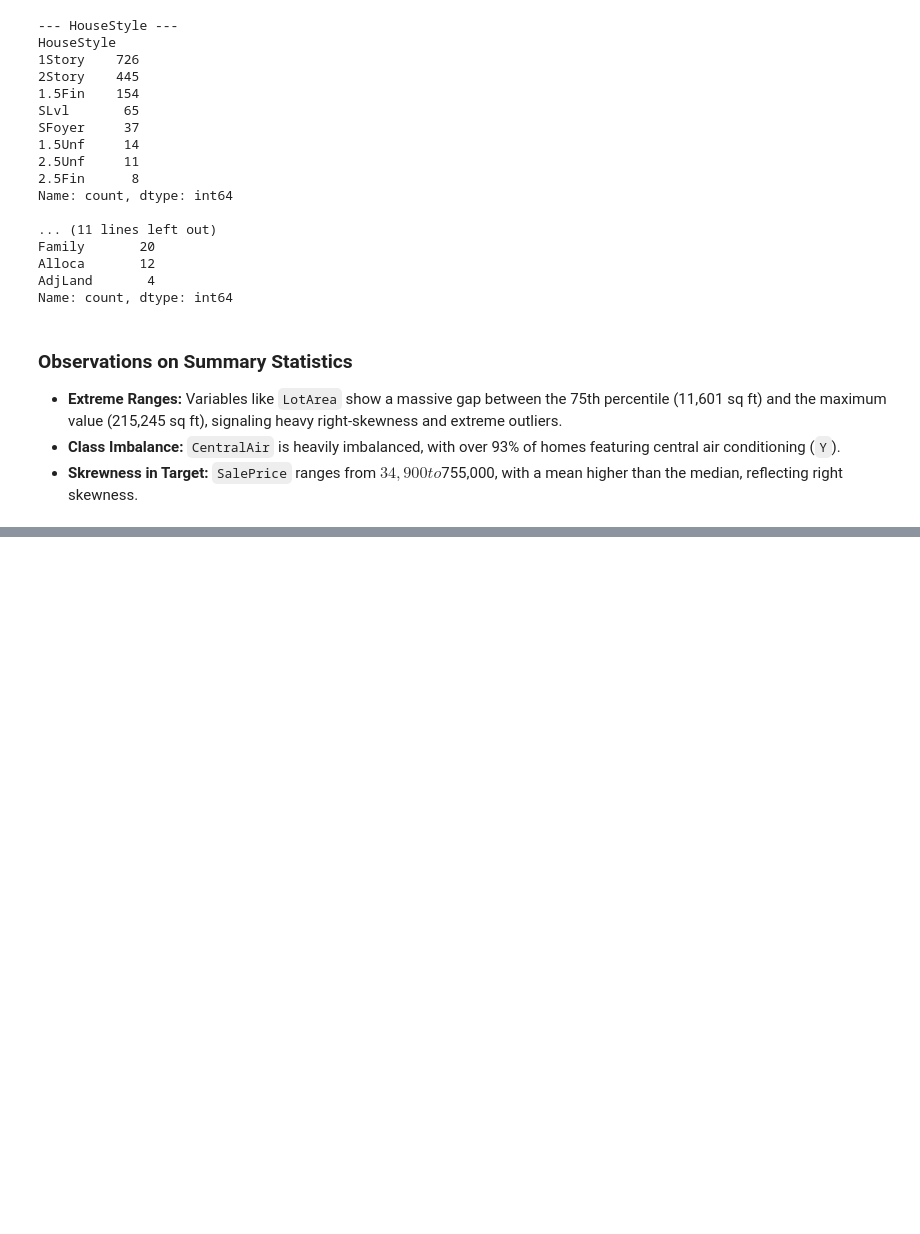
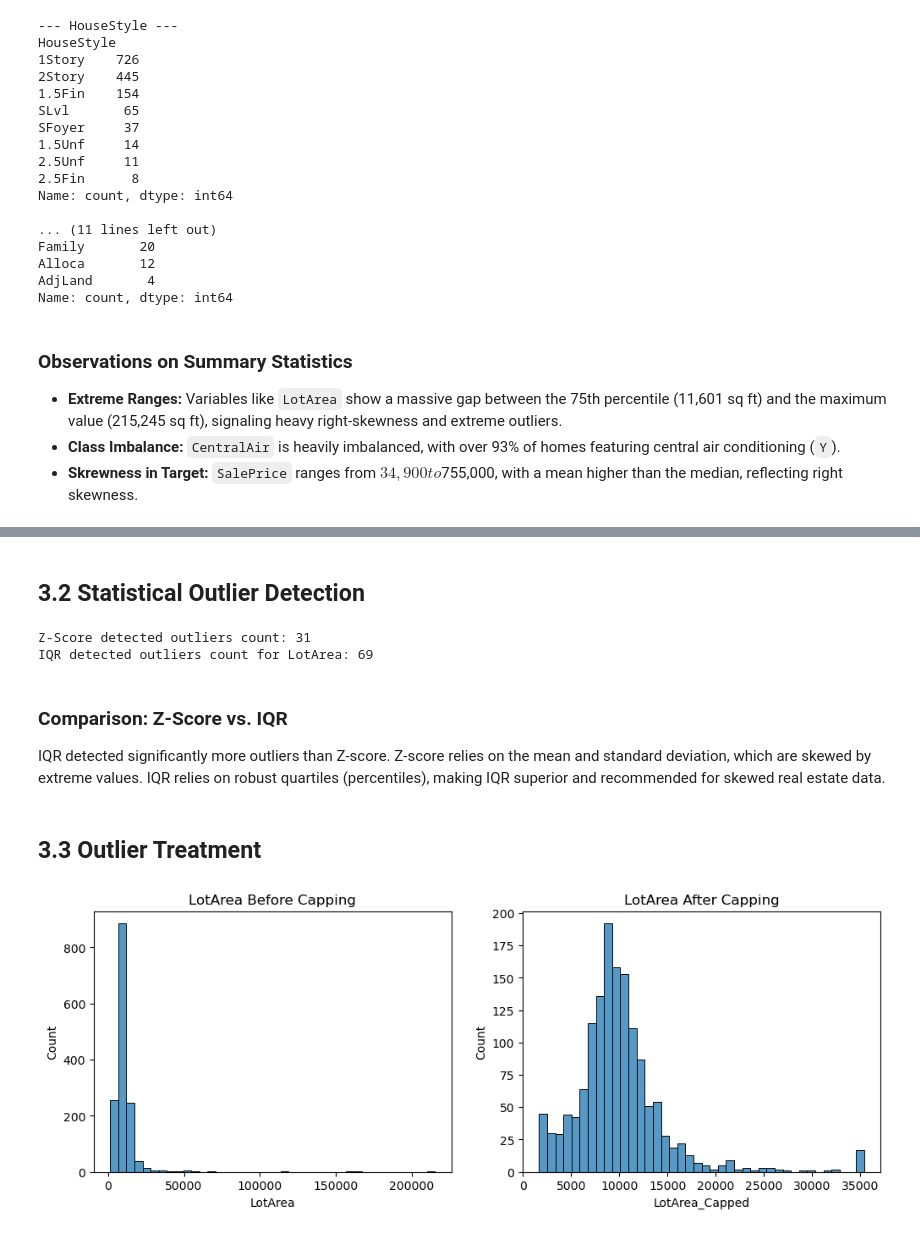
Before and after one commit to archanadev-05/ames-housing-data-preprocessing, a Jupyter notebook: data_preprocessing.ipynb, the cells around one changed output, grey strips where cells are left out. Saved outputs shown, nothing was run; the diff lists cells and outputs as text; code cells hidden in the pictures; blank space fills up the shorter version.

```diff
--- a/data_preprocessing.ipynb
+++ b/data_preprocessing.ipynb
@@ -102,0 +237,41 @@ print("Updated MoSold type:", df['MoSold'].dtype)
+# %% [markdown]
+## 3.2 Statistical Outlier Detection
+# %%
+# 1. Z-Score Method
+sp_z = np.abs(stats.zscore(df['SalePrice']))
+gr_z = np.abs(stats.zscore(df['GrLivArea']))
+z_outliers = df[(sp_z > 3) | (gr_z > 3)]
+print("Z-Score detected outliers count:", len(z_outliers))
+
+# 2. IQR Method for LotArea
+Q1 = df['LotArea'].quantile(0.25)
+Q3 = df['LotArea'].quantile(0.75)
+IQR = Q3 - Q1
+lower_b = Q1 - 1.5 * IQR
+upper_b = Q3 + 1.5 * IQR
+iqr_outliers = df[(df['LotArea'] < lower_b) | (df['LotArea'] > upper_b)]
+print("IQR detected outliers count for LotArea:", len(iqr_outliers))
+# %% [output]
+Z-Score detected outliers count: 31
+IQR detected outliers count for LotArea: 69
+# %% [markdown]
+### Comparison: Z-Score vs. IQR
+IQR detected significantly more outliers than Z-score. Z-score relies on the mean and standard deviation, which are skewed by extreme values. IQR relies on robust quartiles (percentiles), making IQR superior and recommended for skewed real estate data.
+# %% [markdown]
+## 3.3 Outlier Treatment
+# %%
+# 1. Remove specific GrLivArea outliers (>4000 sq ft & SalePrice < 300000)
+df = df.drop(df[(df['GrLivArea'] > 4000) & (df['SalePrice'] < 300000)].index)
+
+# 2. Winsorization (Capping) on LotArea at 1st and 99th percentiles
+p1 = df['LotArea'].quantile(0.01)
+p99 = df['LotArea'].quantile(0.99)
+df['LotArea_Capped'] = np.clip(df['LotArea'], p1, p99)
+
+# Plot before and after
+fig, axes = plt.subplots(1, 2, figsize=(12, 4))
+sns.histplot(df['LotArea'], bins=40, ax=axes[0]).set_title('LotArea Before Capping')
+sns.histplot(df['LotArea_Capped'], bins=40, ax=axes[1]).set_title('LotArea After Capping')
+plt.show()
+# %% [output]
+[figure, added]
```
Also changed, not shown: parts of 29 cells of this notebook, 1 other file.
